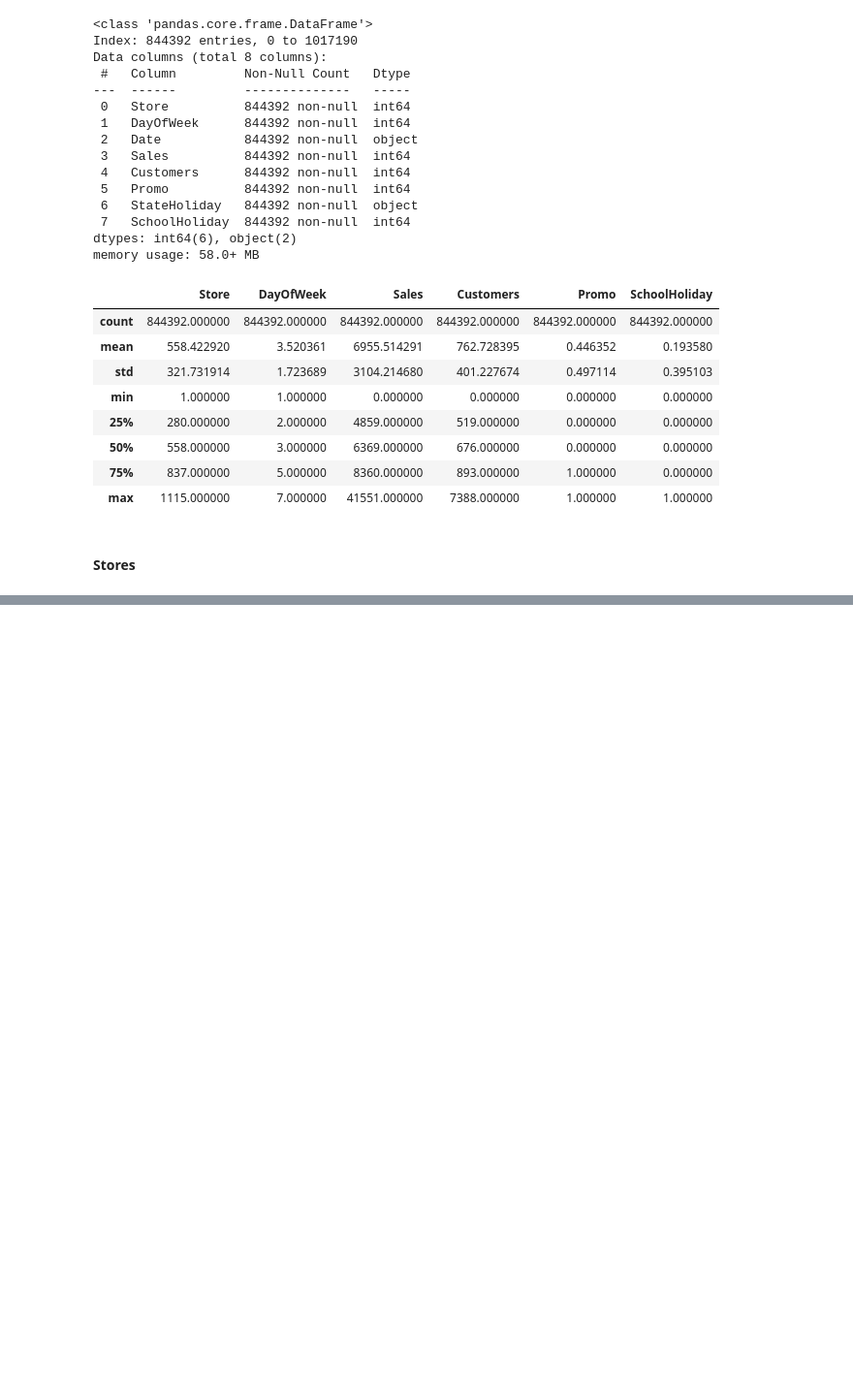
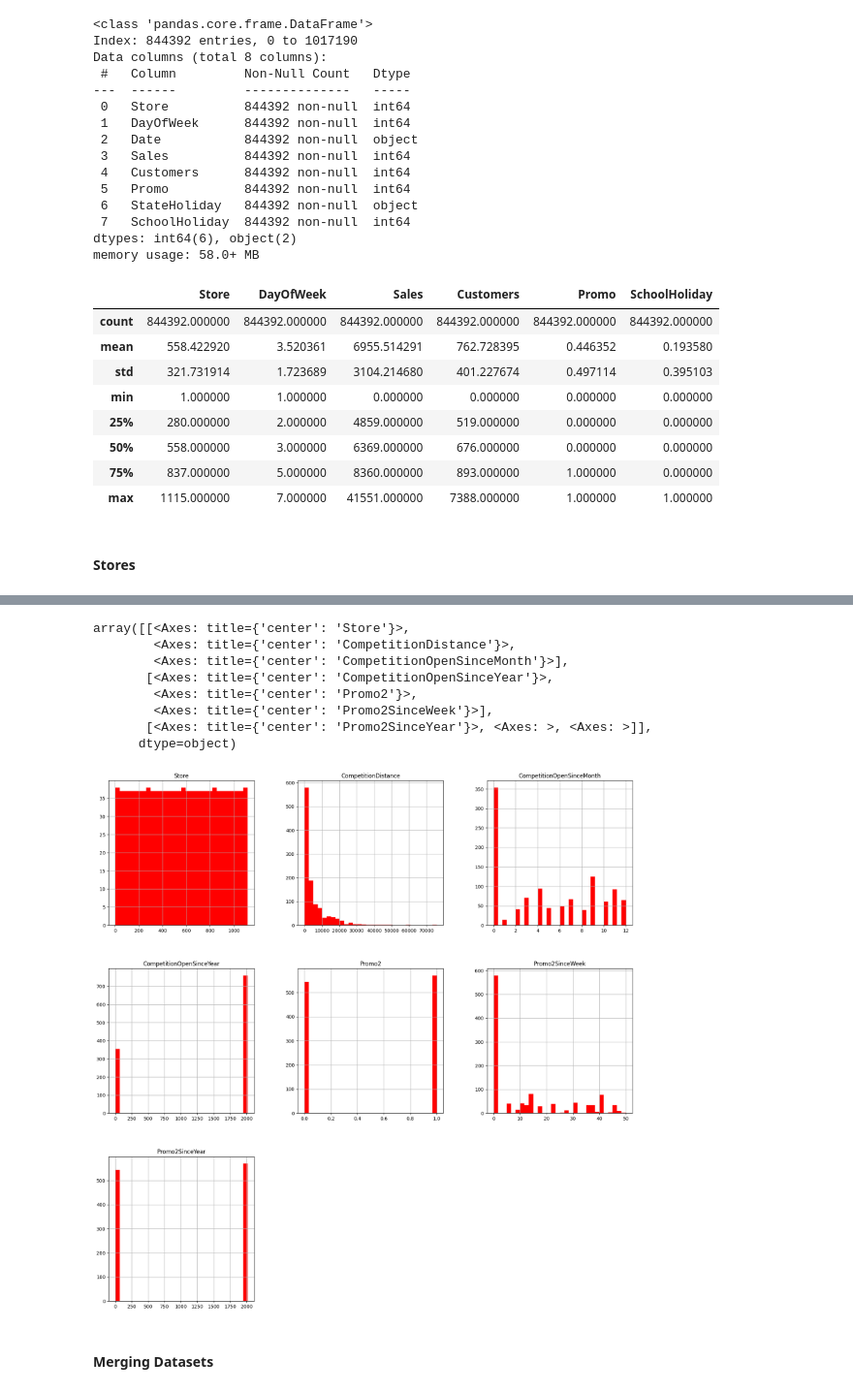
Before and after one commit to Briankipkemboi78/datascience, a Jupyter notebook: Future Sales/sales.ipynb, the cells around one changed output, grey strips where cells are left out. Shown: that part at 97% size. Drawn from its saved outputs; the diff is of its cells as text; code cells hidden in the pictures; blank space fills up the shorter version.

```diff
--- a/Future Sales/sales.ipynb
+++ b/Future Sales/sales.ipynb
@@ -158,0 +236,14 @@ train_data.describe()
+# %%
+store_data.hist(bins=30, figsize=(20,20), color = 'red')
+# %% [output]
+array([[<Axes: title={'center': 'Store'}>,
+        <Axes: title={'center': 'CompetitionDistance'}>,
+        <Axes: title={'center': 'CompetitionOpenSinceMonth'}>],
+       [<Axes: title={'center': 'CompetitionOpenSinceYear'}>,
+        <Axes: title={'center': 'Promo2'}>,
+        <Axes: title={'center': 'Promo2SinceWeek'}>],
+       [<Axes: title={'center': 'Promo2SinceYear'}>, <Axes: >, <Axes: >]],
+      dtype=object)
+[figure, added]
+# %% [markdown]
+#### Merging Datasets
```
Also changed, not shown: parts of 20 cells of this notebook.
